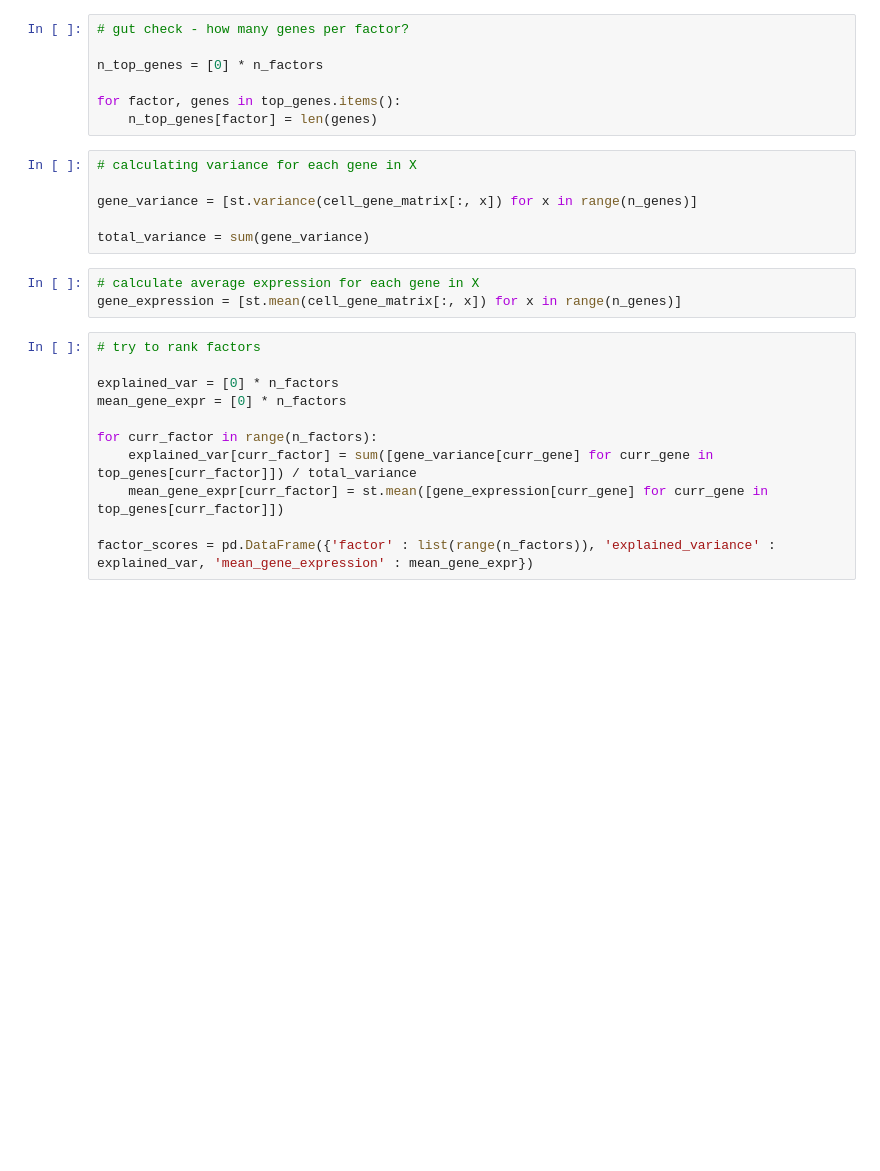
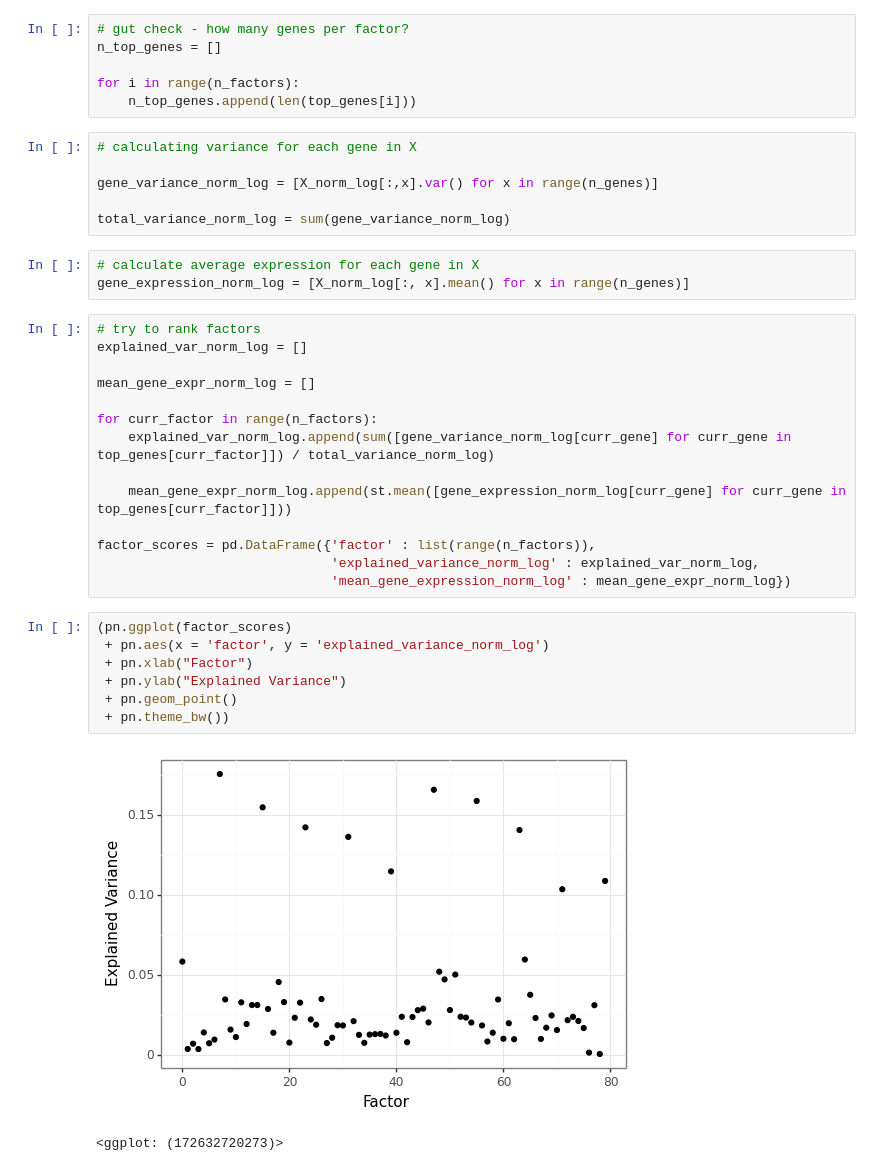
Before and after one commit to HMC-Clinic-MSKCC-22-23/spectra-gpu, a Jupyter notebook: milo-work/most_valuable_factors.ipynb, the cells around one changed output. Saved outputs shown, nothing was run; the diff lists cells and outputs as text; blank space fills up the shorter version.

```diff
--- a/milo-work/most_valuable_factors.ipynb
+++ b/milo-work/most_valuable_factors.ipynb
@@ -68,29 +64,41 @@ for curr_factor in range(n_factors):
 # %%
 # gut check - how many genes per factor?
+n_top_genes = []
 
-n_top_genes = [0] * n_factors
-
-for factor, genes in top_genes.items():
-    n_top_genes[factor] = len(genes)
+for i in range(n_factors):
+    n_top_genes.append(len(top_genes[i]))
 # %%
 # calculating variance for each gene in X
 
-gene_variance = [st.variance(cell_gene_matrix[:, x]) for x in range(n_genes)]
+gene_variance_norm_log = [X_norm_log[:,x].var() for x in range(n_genes)]
 
-total_variance = sum(gene_variance)
+total_variance_norm_log = sum(gene_variance_norm_log)
 # %%
 # calculate average expression for each gene in X
-gene_expression = [st.mean(cell_gene_matrix[:, x]) for x in range(n_genes)]
+gene_expression_norm_log = [X_norm_log[:, x].mean() for x in range(n_genes)]
 # %%
 # try to rank factors
+explained_var_norm_log = []
 
-explained_var = [0] * n_factors
-mean_gene_expr = [0] * n_factors
+mean_gene_expr_norm_log = []
 
 for curr_factor in range(n_factors):
-    explained_var[curr_factor] = sum([gene_variance[curr_gene] for curr_gene in top_genes[curr_factor]]) / total_variance
-    mean_gene_expr[curr_factor] = st.mean([gene_expression[curr_gene] for curr_gene in top_genes[curr_factor]])
+    explained_var_norm_log.append(sum([gene_variance_norm_log[curr_gene] for curr_gene in top_genes[curr_factor]]) / total_variance_norm_log)
 
-factor_scores = pd.DataFrame({'factor' : list(range(n_factors)), 'explained_variance' : explained_var, 'mean_gene_expression' : mean_gene_expr})
+    mean_gene_expr_norm_log.append(st.mean([gene_expression_norm_log[curr_gene] for curr_gene in top_genes[curr_factor]]))
+
+factor_scores = pd.DataFrame({'factor' : list(range(n_factors)),
+                              'explained_variance_norm_log' : explained_var_norm_log,
+                              'mean_gene_expression_norm_log' : mean_gene_expr_norm_log})
+# %%
+(pn.ggplot(factor_scores)
+ + pn.aes(x = 'factor', y = 'explained_variance_norm_log')
+ + pn.xlab("Factor")
+ + pn.ylab("Explained Variance")
+ + pn.geom_point()
+ + pn.theme_bw())
+# %% [output]
+[figure, added]
+<ggplot: (172632720273)>
 # %%
 (pn.ggplot(factor_scores)
```
Also changed, not shown: parts of 16 cells of this notebook, 6 other files.
